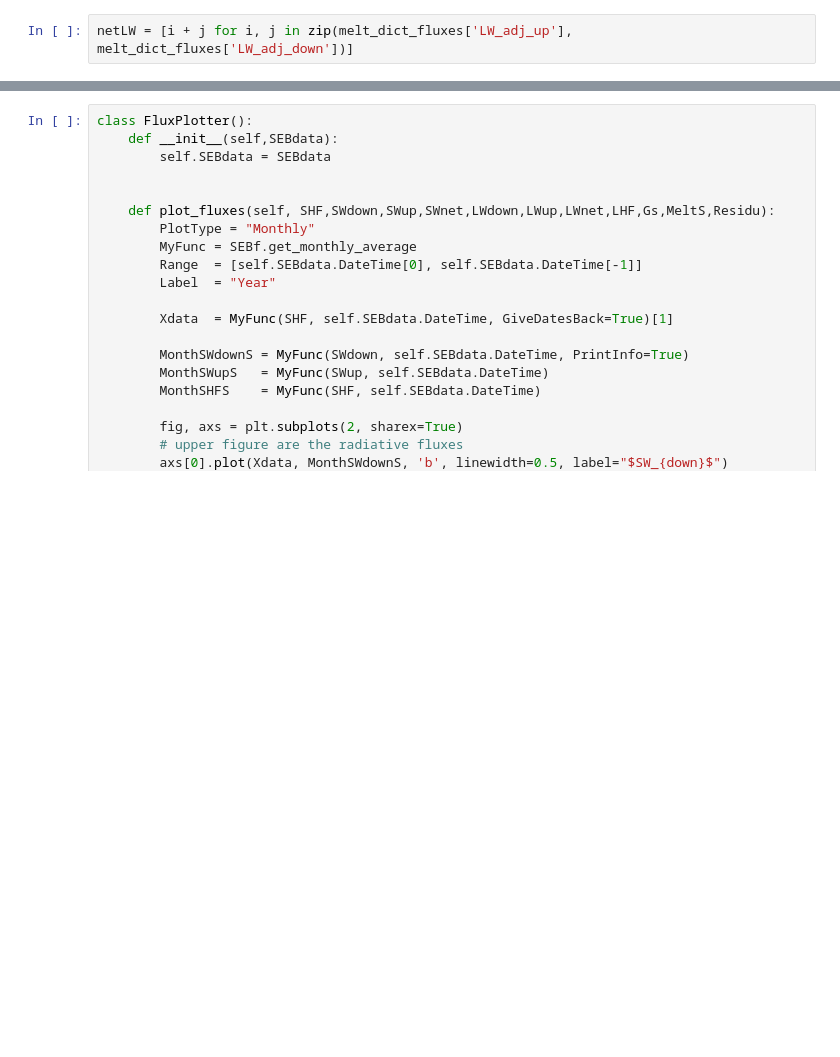
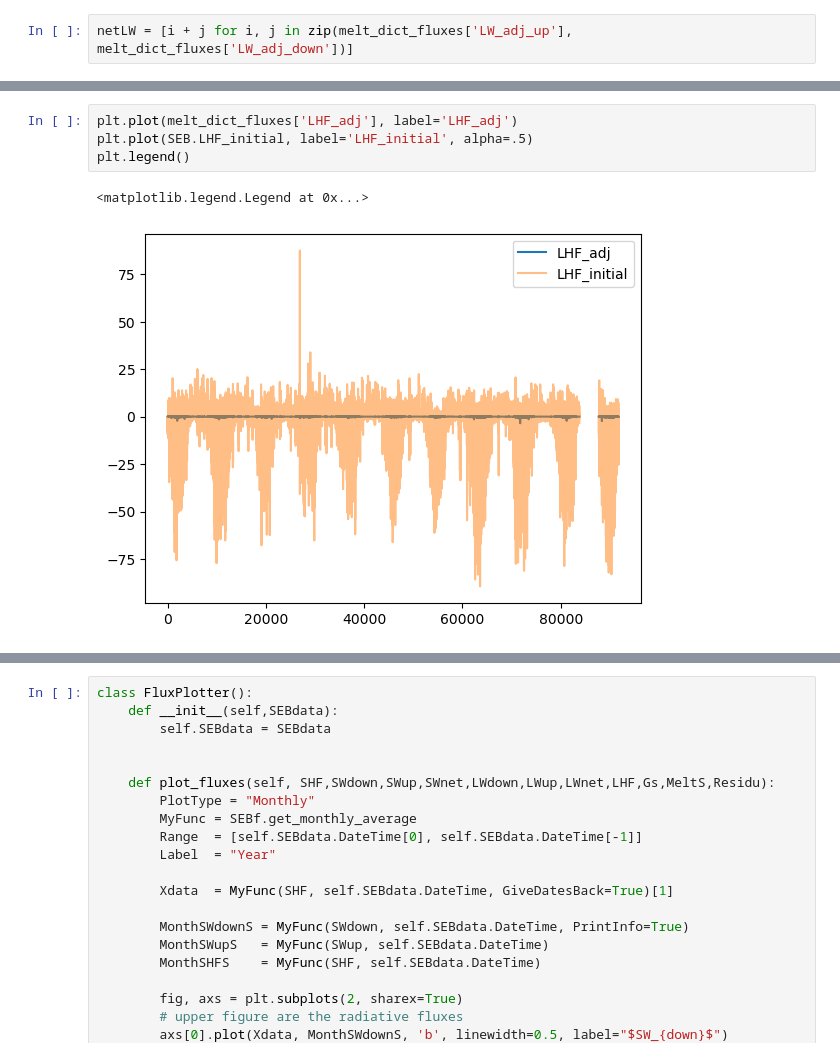
Before and after one commit to CLPHUU/IceAndClimate, a Jupyter notebook: Project_2/Project2_version2.ipynb, the cells around one changed output, grey strips where cells are left out. Drawn from its saved outputs; the diff is of its cells as text; blank space fills up the shorter version.

```diff
--- a/Project_2/Project2_version2.ipynb
+++ b/Project_2/Project2_version2.ipynb
@@ -195,2 +224,9 @@ plt.legend()
+# %%
+plt.plot(melt_dict_fluxes['LHF_adj'], label='LHF_adj')
+plt.plot(SEB.LHF_initial, label='LHF_initial', alpha=.5)
+plt.legend()
+# %% [output]
+<matplotlib.legend.Legend at 0x...>
+[figure, added]
 # %%
 plt.plot(melt_dict_fluxes['Melt'], label='Melt')
```
Also changed, not shown: parts of 7 cells of this notebook.
